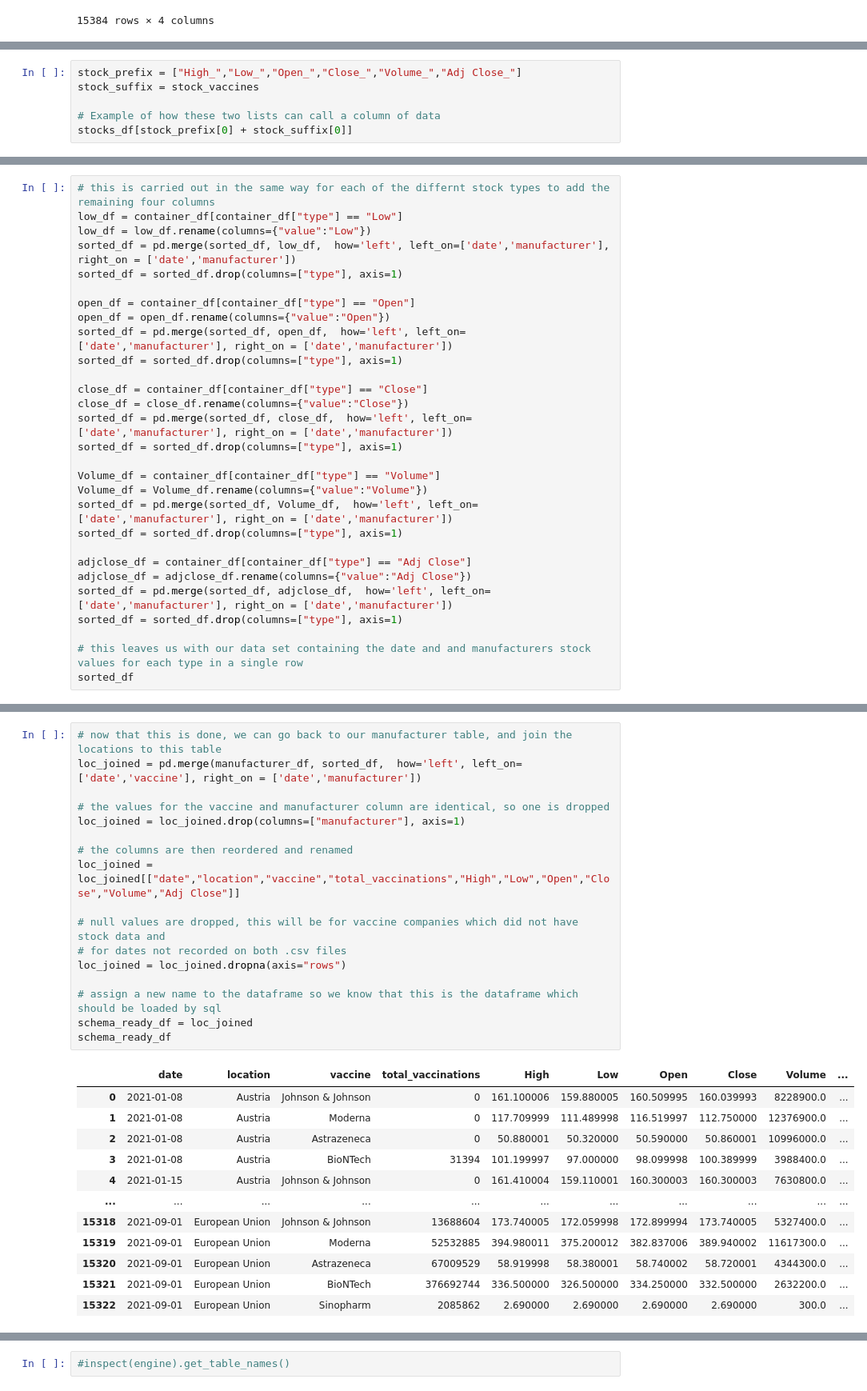
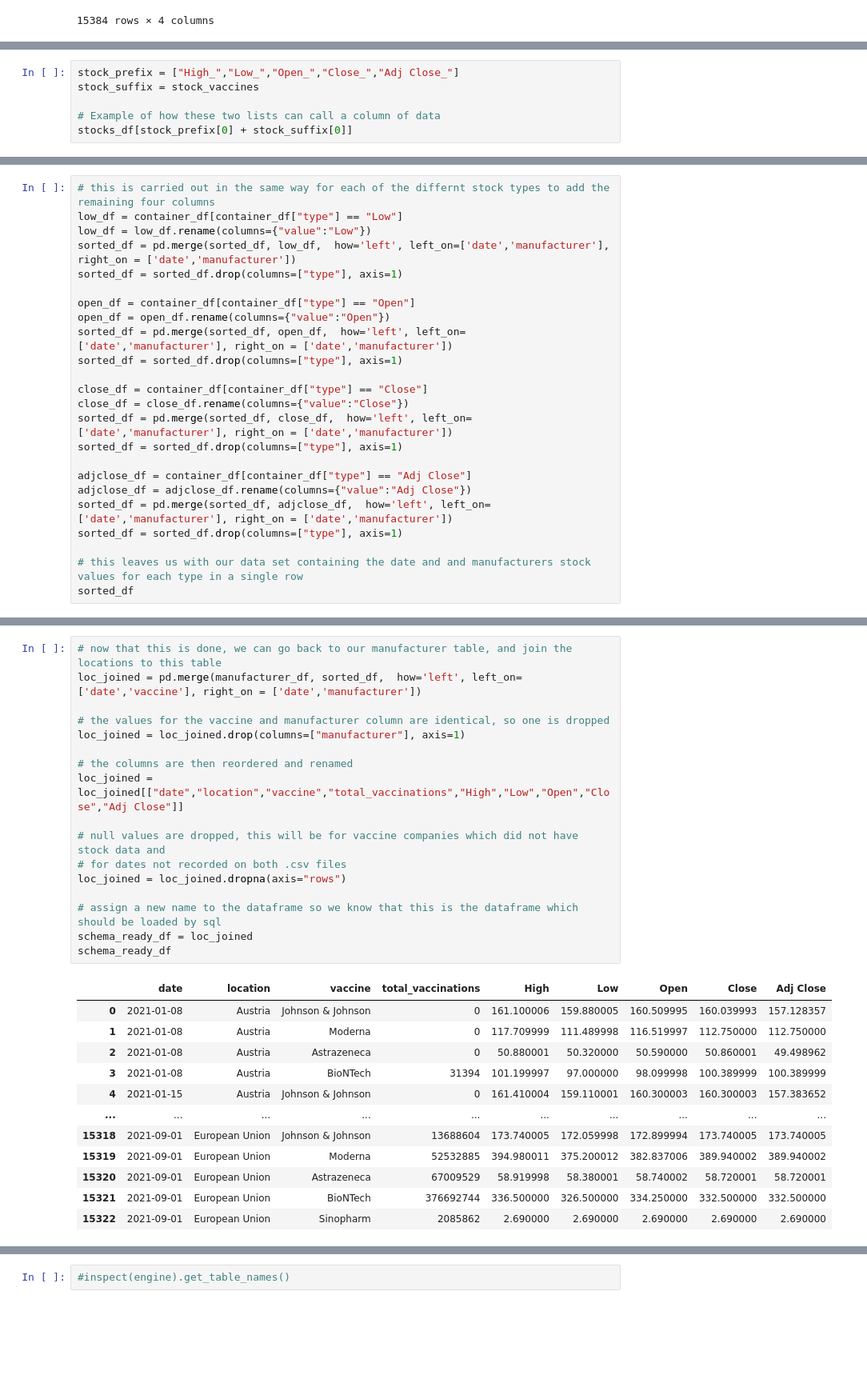
Before and after one commit to jimbleslilley/bootcamp-project-2, a Jupyter notebook: notebook.ipynb, the cells around one changed output, grey strips where cells are left out. Shown: that part at 80% size. Saved outputs shown, nothing was run; the diff lists cells and outputs as text; blank space fills up the shorter version.

```diff
--- a/notebook.ipynb
+++ b/notebook.ipynb
@@ -113,7 +113,7 @@ Now that our mutual columns are joinable, the following can be done:
 
 A solution for making the join as simple as possible is to take the stocks_df and input all of the data into a new dataframe, where the columns are the name of the manufacturer, the date and then the high, low, open, close and adj close values.
 # %%
-stock_prefix = ["High_","Low_","Open_","Close_","Volume_","Adj Close_"]
+stock_prefix = ["High_","Low_","Open_","Close_","Adj Close_"]
 stock_suffix = stock_vaccines
 
 # Example of how these two lists can call a column of data
@@ -263,11 +253,6 @@ close_df = close_df.rename(columns={"value":"Close"})
 sorted_df = pd.merge(sorted_df, close_df,  how='left', left_on=['date','manufacturer'], right_on = ['date','manufacturer'])
 sorted_df = sorted_df.drop(columns=["type"], axis=1)
 
-Volume_df = container_df[container_df["type"] == "Volume"]
-Volume_df = Volume_df.rename(columns={"value":"Volume"})
-sorted_df = pd.merge(sorted_df, Volume_df,  how='left', left_on=['date','manufacturer'], right_on = ['date','manufacturer'])
-sorted_df = sorted_df.drop(columns=["type"], axis=1)
-
 adjclose_df = container_df[container_df["type"] == "Adj Close"]
 adjclose_df = adjclose_df.rename(columns={"value":"Adj Close"})
 sorted_df = pd.merge(sorted_df, adjclose_df,  how='left', left_on=['date','manufacturer'], right_on = ['date','manufacturer'])
@@ -292,30 +277,30 @@ sorted_df
 # %%
 # now that this is done, we can go back to our manufacturer table, and join the locations to this table
 loc_joined = pd.merge(manufacturer_df, sorted_df,  how='left', left_on=['date','vaccine'], right_on = ['date','manufacturer'])
 
 # the values for the vaccine and manufacturer column are identical, so one is dropped
 loc_joined = loc_joined.drop(columns=["manufacturer"], axis=1)
 
 # the columns are then reordered and renamed
-loc_joined = loc_joined[["date","location","vaccine","total_vaccinations","High","Low","Open","Close","Volume","Adj Close"]]
+loc_joined = loc_joined[["date","location","vaccine","total_vaccinations","High","Low","Open","Close","Adj Close"]]
 
 # null values are dropped, this will be for vaccine companies which did not have stock data and
 # for dates not recorded on both .csv files
 loc_joined = loc_joined.dropna(axis="rows")
 
 # assign a new name to the dataframe so we know that this is the dataframe which should be loaded by sql
 schema_ready_df = loc_joined
 schema_ready_df
 # %% [output]
-|  | date | location | vaccine | total_vaccinations | High | Low | Open | Close | Volume | ... |
-| 0 | 2021-01-08 | Austria | Johnson & Johnson | 0 | 161.100006 | 159.880005 | 160.509995 | 160.039993 | 8228900.0 | ... |
-| 1 | 2021-01-08 | Austria | Moderna | 0 | 117.709999 | 111.489998 | 116.519997 | 112.750000 | 12376900.0 | ... |
-| 2 | 2021-01-08 | Austria | Astrazeneca | 0 | 50.880001 | 50.320000 | 50.590000 | 50.860001 | 10996000.0 | ... |
-| 3 | 2021-01-08 | Austria | BioNTech | 31394 | 101.199997 | 97.000000 | 98.099998 | 100.389999 | 3988400.0 | ... |
-| 4 | 2021-01-15 | Austria | Johnson & Johnson | 0 | 161.410004 | 159.110001 | 160.300003 | 160.300003 | 7630800.0 | ... |
-| ... | ... | ... | ... | ... | ... | ... | ... | ... | ... | ... |
-| 15318 | 2021-09-01 | European Union | Johnson & Johnson | 13688604 | 173.740005 | 172.059998 | 172.899994 | 173.740005 | 5327400.0 | ... |
-| 15319 | 2021-09-01 | European Union | Moderna | 52532885 | 394.980011 | 375.200012 | 382.837006 | 389.940002 | 11617300.0 | ... |
-| 15320 | 2021-09-01 | European Union | Astrazeneca | 67009529 | 58.919998 | 58.380001 | 58.740002 | 58.720001 | 4344300.0 | ... |
-| 15321 | 2021-09-01 | European Union | BioNTech | 376692744 | 336.500000 | 326.500000 | 334.250000 | 332.500000 | 2632200.0 | ... |
-| 15322 | 2021-09-01 | European Union | Sinopharm | 2085862 | 2.690000 | 2.690000 | 2.690000 | 2.690000 | 300.0 | ... |
+|  | date | location | vaccine | total_vaccinations | High | Low | Open | Close | Adj Close |
+| 0 | 2021-01-08 | Austria | Johnson & Johnson | 0 | 161.100006 | 159.880005 | 160.509995 | 160.039993 | 157.128357 |
+| 1 | 2021-01-08 | Austria | Moderna | 0 | 117.709999 | 111.489998 | 116.519997 | 112.750000 | 112.750000 |
+| 2 | 2021-01-08 | Austria | Astrazeneca | 0 | 50.880001 | 50.320000 | 50.590000 | 50.860001 | 49.498962 |
+| 3 | 2021-01-08 | Austria | BioNTech | 31394 | 101.199997 | 97.000000 | 98.099998 | 100.389999 | 100.389999 |
+| 4 | 2021-01-15 | Austria | Johnson & Johnson | 0 | 161.410004 | 159.110001 | 160.300003 | 160.300003 | 157.383652 |
+| ... | ... | ... | ... | ... | ... | ... | ... | ... | ... |
+| 15318 | 2021-09-01 | European Union | Johnson & Johnson | 13688604 | 173.740005 | 172.059998 | 172.899994 | 173.740005 | 173.740005 |
+| 15319 | 2021-09-01 | European Union | Moderna | 52532885 | 394.980011 | 375.200012 | 382.837006 | 389.940002 | 389.940002 |
+| 15320 | 2021-09-01 | European Union | Astrazeneca | 67009529 | 58.919998 | 58.380001 | 58.740002 | 58.720001 | 58.720001 |
+| 15321 | 2021-09-01 | European Union | BioNTech | 376692744 | 336.500000 | 326.500000 | 334.250000 | 332.500000 | 332.500000 |
+| 15322 | 2021-09-01 | European Union | Sinopharm | 2085862 | 2.690000 | 2.690000 | 2.690000 | 2.690000 | 2.690000 |
```
Also changed, not shown: parts of 6 cells of this notebook.
